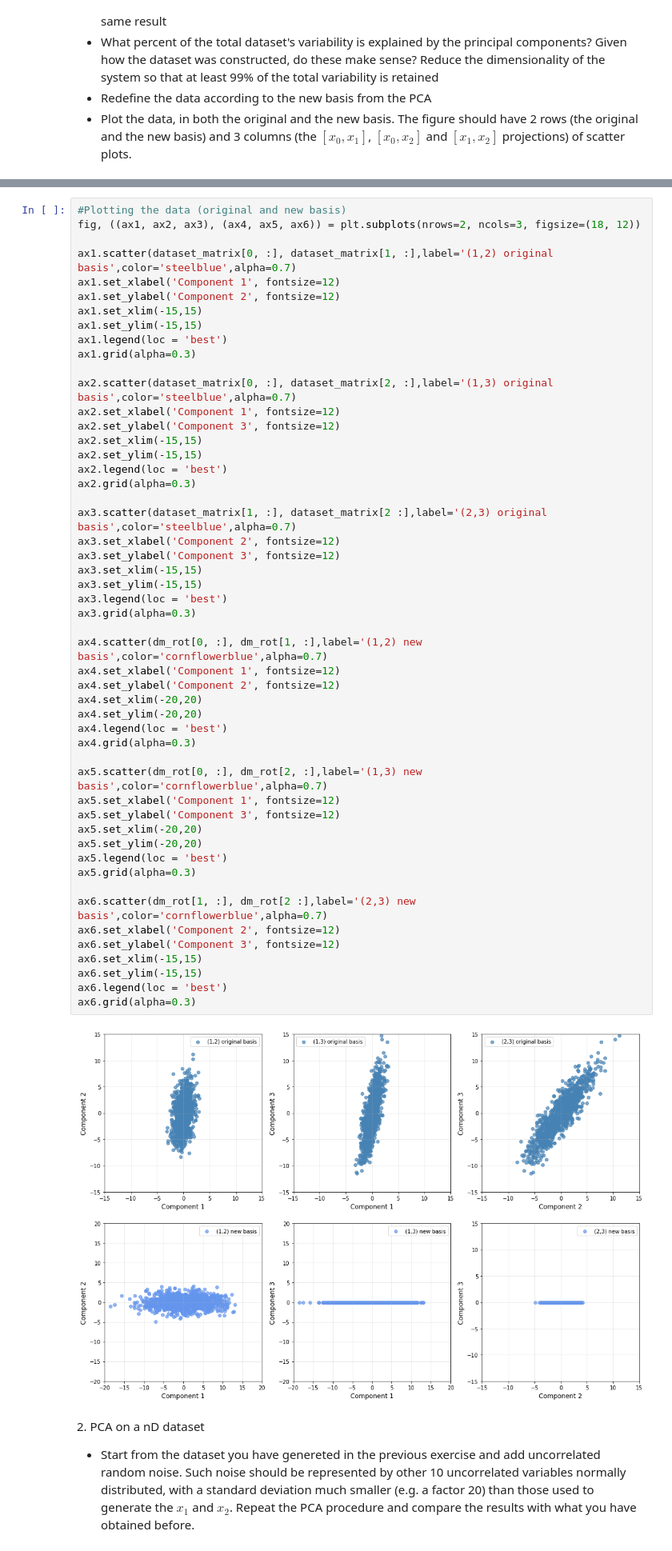
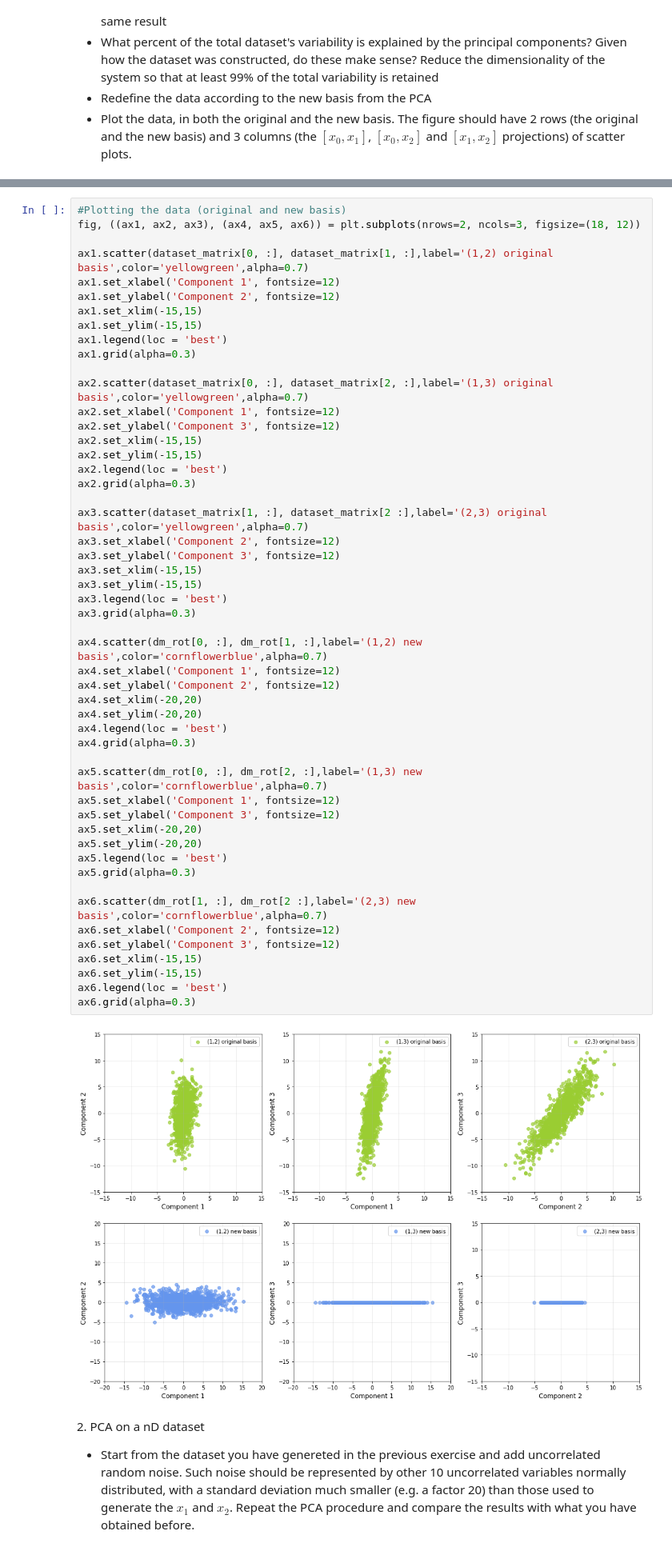
Before and after one commit to vittoriapv/HighLevelProgramming2021, a Jupyter notebook: 10ex_algebra.ipynb, the cells around one changed output, grey strips where cells are left out. Shown at 80% size. Cells and saved outputs as stored; diff of their text form.

```diff
--- a/10ex_algebra.ipynb
+++ b/10ex_algebra.ipynb
@@ -102,7 +96,7 @@ The redefined data are:
 #Plotting the data (original and new basis)
 fig, ((ax1, ax2, ax3), (ax4, ax5, ax6)) = plt.subplots(nrows=2, ncols=3, figsize=(18, 12))
 
-ax1.scatter(dataset_matrix[0, :], dataset_matrix[1, :],label='(1,2) original basis',color='steelblue',alpha=0.7)
+ax1.scatter(dataset_matrix[0, :], dataset_matrix[1, :],label='(1,2) original basis',color='yellowgreen',alpha=0.7)
 ax1.set_xlabel('Component 1', fontsize=12)
 ax1.set_ylabel('Component 2', fontsize=12)
 ax1.set_xlim(-15,15)
@@ -110,7 +104,7 @@ ax1.set_ylim(-15,15)
 ax1.legend(loc = 'best')
 ax1.grid(alpha=0.3)
 
-ax2.scatter(dataset_matrix[0, :], dataset_matrix[2, :],label='(1,3) original basis',color='steelblue',alpha=0.7)
+ax2.scatter(dataset_matrix[0, :], dataset_matrix[2, :],label='(1,3) original basis',color='yellowgreen',alpha=0.7)
 ax2.set_xlabel('Component 1', fontsize=12)
 ax2.set_ylabel('Component 3', fontsize=12)
 ax2.set_xlim(-15,15)
@@ -118,39 +112,39 @@ ax2.set_ylim(-15,15)
 ax2.legend(loc = 'best')
 ax2.grid(alpha=0.3)
 
-ax3.scatter(dataset_matrix[1, :], dataset_matrix[2 :],label='(2,3) original basis',color='steelblue',alpha=0.7)
+ax3.scatter(dataset_matrix[1, :], dataset_matrix[2 :],label='(2,3) original basis',color='yellowgreen',alpha=0.7)
 ax3.set_xlabel('Component 2', fontsize=12)
 ax3.set_ylabel('Component 3', fontsize=12)
 ax3.set_xlim(-15,15)
 ax3.set_ylim(-15,15)
 ax3.legend(loc = 'best')
 ax3.grid(alpha=0.3)
 
 ax4.scatter(dm_rot[0, :], dm_rot[1, :],label='(1,2) new basis',color='cornflowerblue',alpha=0.7)
 ax4.set_xlabel('Component 1', fontsize=12)
 ax4.set_ylabel('Component 2', fontsize=12)
 ax4.set_xlim(-20,20)
 ax4.set_ylim(-20,20)
 ax4.legend(loc = 'best')
 ax4.grid(alpha=0.3)
 
 ax5.scatter(dm_rot[0, :], dm_rot[2, :],label='(1,3) new basis',color='cornflowerblue',alpha=0.7)
 ax5.set_xlabel('Component 1', fontsize=12)
 ax5.set_ylabel('Component 3', fontsize=12)
 ax5.set_xlim(-20,20)
 ax5.set_ylim(-20,20)
 ax5.legend(loc = 'best')
 ax5.grid(alpha=0.3)
 
 ax6.scatter(dm_rot[1, :], dm_rot[2 :],label='(2,3) new basis',color='cornflowerblue',alpha=0.7)
 ax6.set_xlabel('Component 2', fontsize=12)
 ax6.set_ylabel('Component 3', fontsize=12)
 ax6.set_xlim(-15,15)
 ax6.set_ylim(-15,15)
 ax6.legend(loc = 'best')
 ax6.grid(alpha=0.3)
 # %% [output]
-[figure, old version]
+[figure, new version]
 # %% [markdown]
 2\. PCA on a nD dataset
 
```
Also changed, not shown: parts of 7 cells of this notebook.
